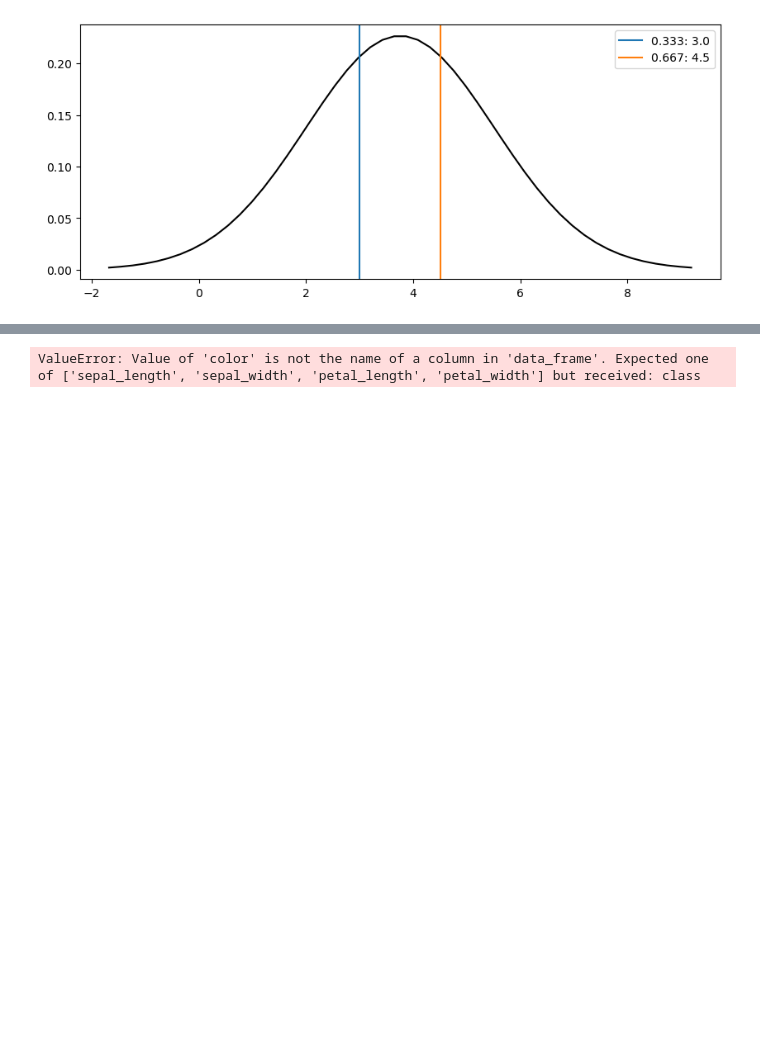
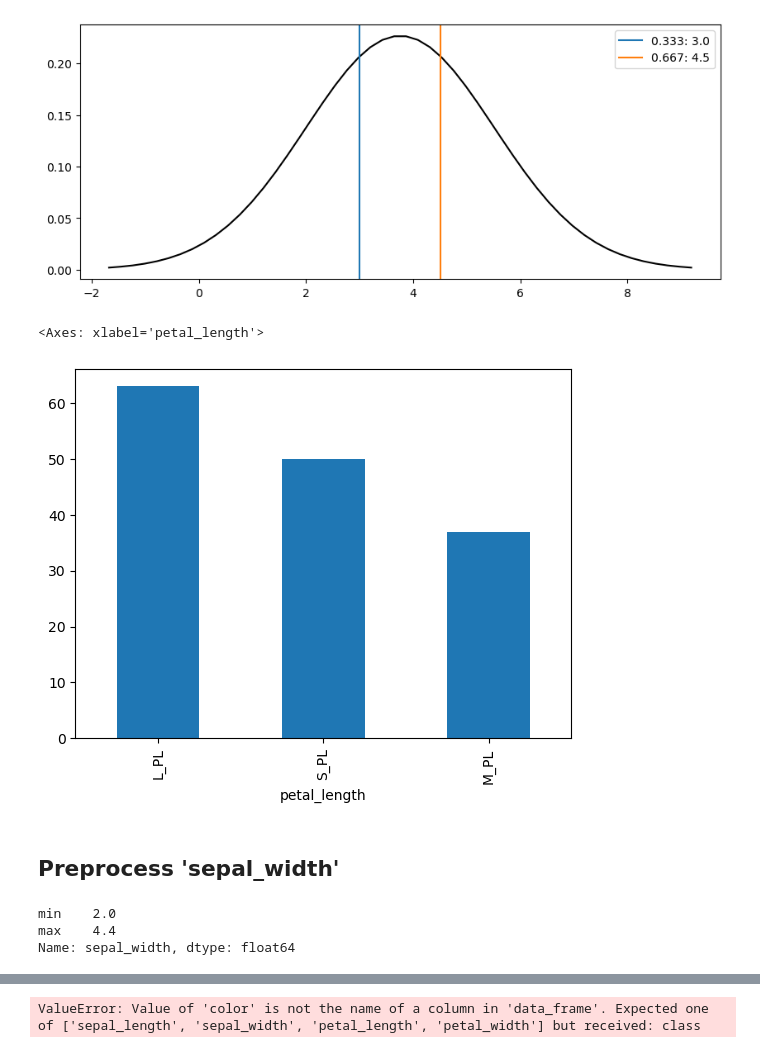
Before and after one commit to andaraiwin/decisionT, a Jupyter notebook: DecisionTree.ipynb, the cells around one changed output, grey strips where cells are left out. Cells and saved outputs as stored; diff of their text form; code cells hidden in the pictures; blank space fills up the shorter version.

```diff
--- a/DecisionTree.ipynb
+++ b/DecisionTree.ipynb
@@ -203,3 +237,26 @@ ax.legend()
 plt.show()
 # %% [output]
 [figure]
+# %%
+flag8 = (data['petal_length'] < 3.0)
+iris.loc[flag8, 'petal_length'] = "S_PL"
+# %%
+flag9 = (data['petal_length'] >= 3.0)
+flag10 = (data['petal_length'] <= 4.5)
+iris.loc[(flag9 & flag10), 'petal_length'] = "M_PL"
+# %%
+flag11 = (data['petal_length'] > 4.5)
+iris.loc[flag11, 'petal_length'] = "L_PL"
+# %%
+iris['petal_length'].value_counts().plot(kind='bar')
+# %% [output]
+<Axes: xlabel='petal_length'>
+[figure, added]
+# %% [markdown]
+## Preprocess 'sepal_width'
+# %%
+data['sepal_width'].agg(['min', 'max'])
+# %% [output]
+min    2.0
+max    4.4
+Name: sepal_width, dtype: float64
```
Also changed, not shown: parts of 24 cells of this notebook.
